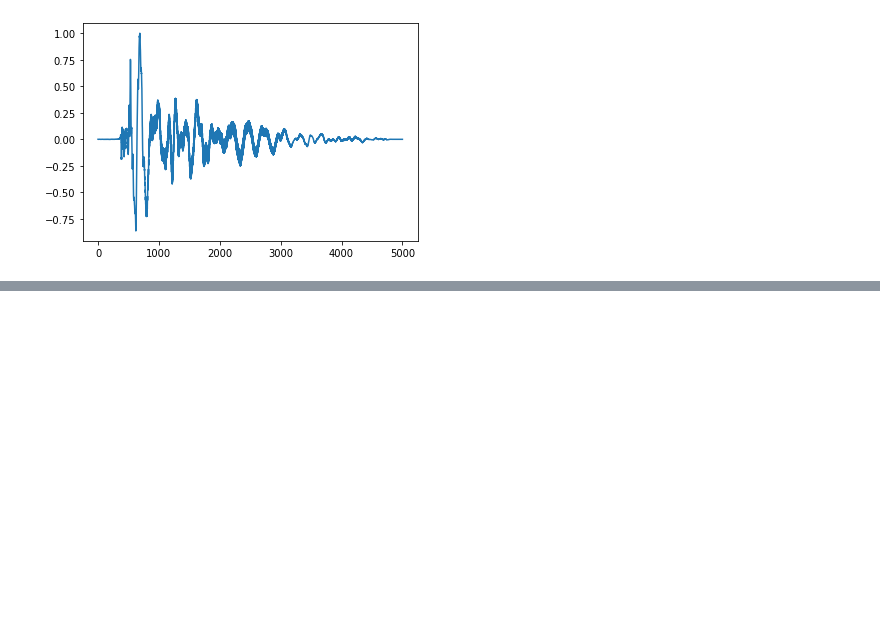
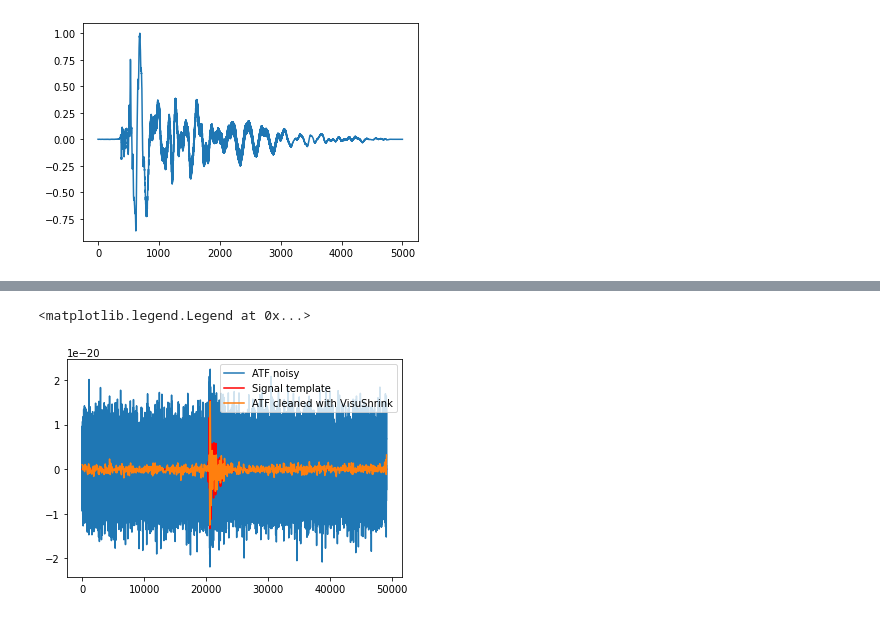
Before and after one commit to Calista-F/D-and-C, a Jupyter notebook: Signal_denoising.ipynb, the cells around one changed output, grey strips where cells are left out. Cells and saved outputs as stored; diff of their text form; code cells hidden in the pictures; blank space fills up the shorter version.

```diff
--- a/Signal_denoising.ipynb
+++ b/Signal_denoising.ipynb
@@ -133,0 +140,11 @@ plt.show()
+# %%
+torres_clean_VS = denoise_wavelet(torres_df, method = 'VisuShrink', mode ='soft', wavelet_levels = 6, wavelet = 'sym8', rescale_sigma = 'True')
+torres_clean_BS = denoise_wavelet(torres_df, method = 'BayesShrink', mode ='soft', wavelet_levels = 6, wavelet = 'sym8', rescale_sigma = 'True')
+# %%
+plt.plot(torres_df, label ='ATF noisy')
+plt.plot(ccsn_df['signal template'], label ='Signal template',color = 'r')
+plt.plot(torres_clean_VS, label ='ATF cleaned with VisuShrink')
+plt.legend()
+# %% [output]
+<matplotlib.legend.Legend at 0x...>
+[figure, added]
```
Also changed, not shown: parts of 28 cells of this notebook.
